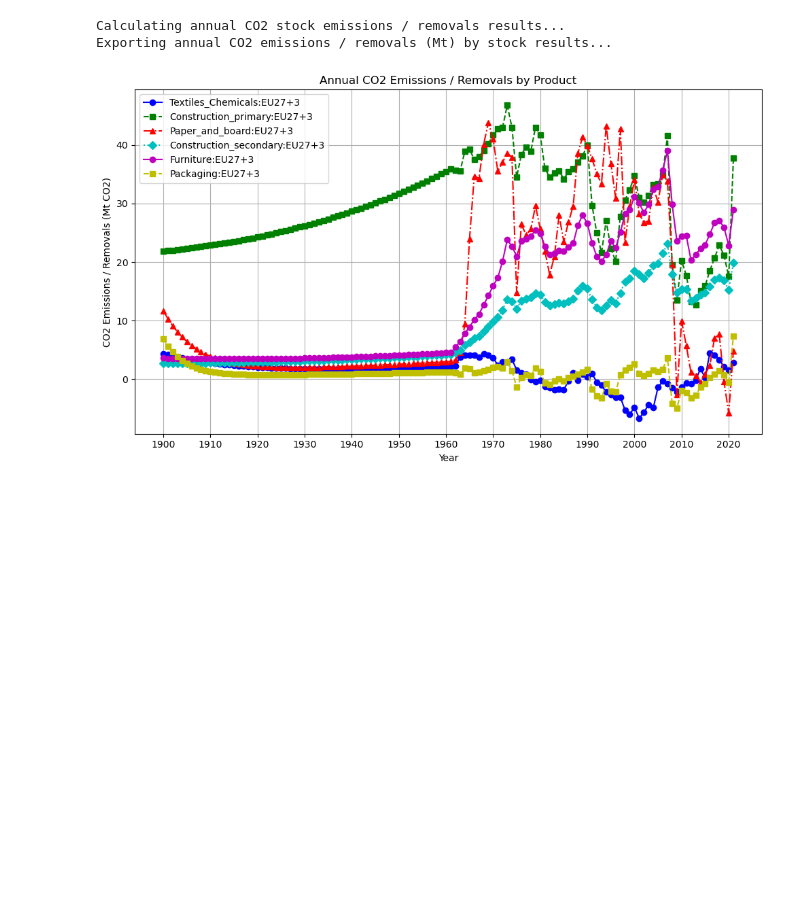
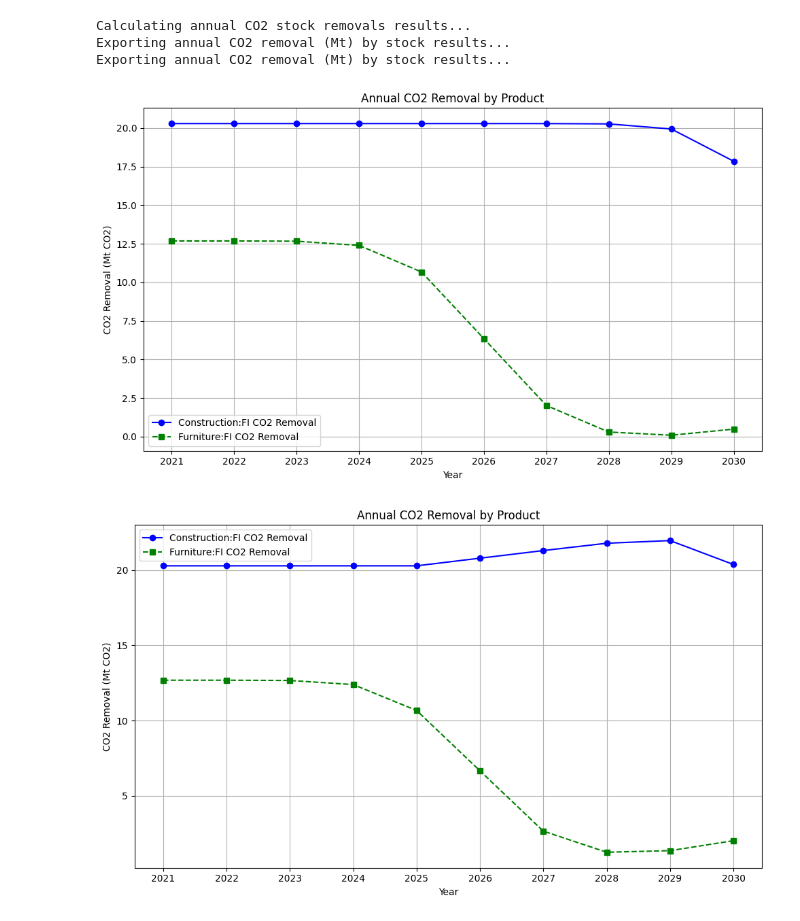
Before and after one commit to EuropeanForestInstitute/aiphoria, a Jupyter notebook: example.ipynb, the cells around one changed output. Cells and saved outputs as stored; diff of their text form; code cells hidden in the pictures; blank space fills up the shorter version.

Commit message:
Revert "Updated: titles and captions for emissions / removals graph"
This reverts commit e45a01b7569abfe42c41e6cd4db316690d1ebd75.

```diff
--- a/example.ipynb
+++ b/example.ipynb
@@ -27,9 +27,7 @@ create_output_directory(os.path.join(os.getcwd(), "output"))
 
 # Load data from file using the DataProvider
 # and get model parameters from the file
-#filename = "data/example_data.xlsx"
-#filename = "data/Static_2021_27_01_25_with_othersVAM.xlsx"
-filename = "data/Input_dynamic_others_JWEE_EU27.3_300125.xlsx"
+filename = "data/example_data.xlsx"
 
 print("Loading data from file {}...".format(filename))
 dataprovider = None
@@ -485,7 +404,7 @@ Build dynamic stock results...
 # *****************************************************
 # * Step 6: Convert the carbon stocks to CO2 removals *
 # *****************************************************
-print("Calculating annual CO2 stock emissions / removals results...")
+print("Calculating annual CO2 stock removals results...")
 for scenario in scenarios:
     scenario_output_path = scenario_name_to_output_path[scenario.name]
     flow_solver = scenario.flow_solver
@@ -515,40 +434,42 @@ for scenario in scenarios:
         # Get stock inflows and outflows for target indicator
         dsm = indicator_name_to_dsm[target_indicator_name]
         total_inflows_carbon = dsm.i
         total_outflows_carbon = dsm.o
         annual_co2_removal = (total_inflows_carbon - total_outflows_carbon) * conversion_factor_c_to_co2
         results_co2_removals[stock_id] = annual_co2_removal
 
         line_style = line_styles[index % len(line_styles)]
         marker = markers[index % len(markers)]
         color = colors[index % len(colors)]
         plt.plot(years, results_co2_removals[stock_id], marker=marker, linestyle=line_style, color=color,
-                 label=f'{stock_id}')
+                 label=f'{stock_id} CO2 Removal')
 
     plt.xlabel('Year')
-    plt.ylabel('CO2 Emissions / Removals (Mt CO2)')
-    plt.title('Annual CO2 Emissions / Removals by Product')
+    plt.ylabel('CO2 Removal (Mt CO2)')
+    plt.title('Annual CO2 Removal by Product')
     plt.grid(True)
     tick_gap = 1 if len(years) < 15 else 10
     plt.xticks(years[::tick_gap])
     plt.legend()
     plt.tight_layout()
 
     # Export CO2 removal data to CSV
-    print("Exporting annual CO2 emissions / removals (Mt) by stock results...")
+    print("Exporting annual CO2 removal (Mt) by stock results...")
     filename = os.path.join(scenario_output_path, "{}_annual_co2_removal_by_stock.csv".format(scenario.name))
     results_co2_removals.to_csv(path_or_buf=filename, index=False, mode="w")
 
     # Export CO2 removal plot as SVG
     filename = os.path.join(scenario_output_path, "{}_annual_co2_removal_by_product.svg".format(scenario.name))
     plt.savefig(filename, format='svg')
 
     if model_params[ParameterName.ShowPlots]:
         plt.show()
 # %% [output]
-Calculating annual CO2 stock emissions / removals results...
-Exporting annual CO2 emissions / removals (Mt) by stock results...
+Calculating annual CO2 stock removals results...
+Exporting annual CO2 removal (Mt) by stock results...
+Exporting annual CO2 removal (Mt) by stock results...
-[figure, old version]
+[figure, new version]
+[figure, added]
 # %%
 # ************************************************************
 # * Step 7: Visualize inflows per year to selected processes *
```
Also changed, not shown: parts of 5 cells of this notebook.
